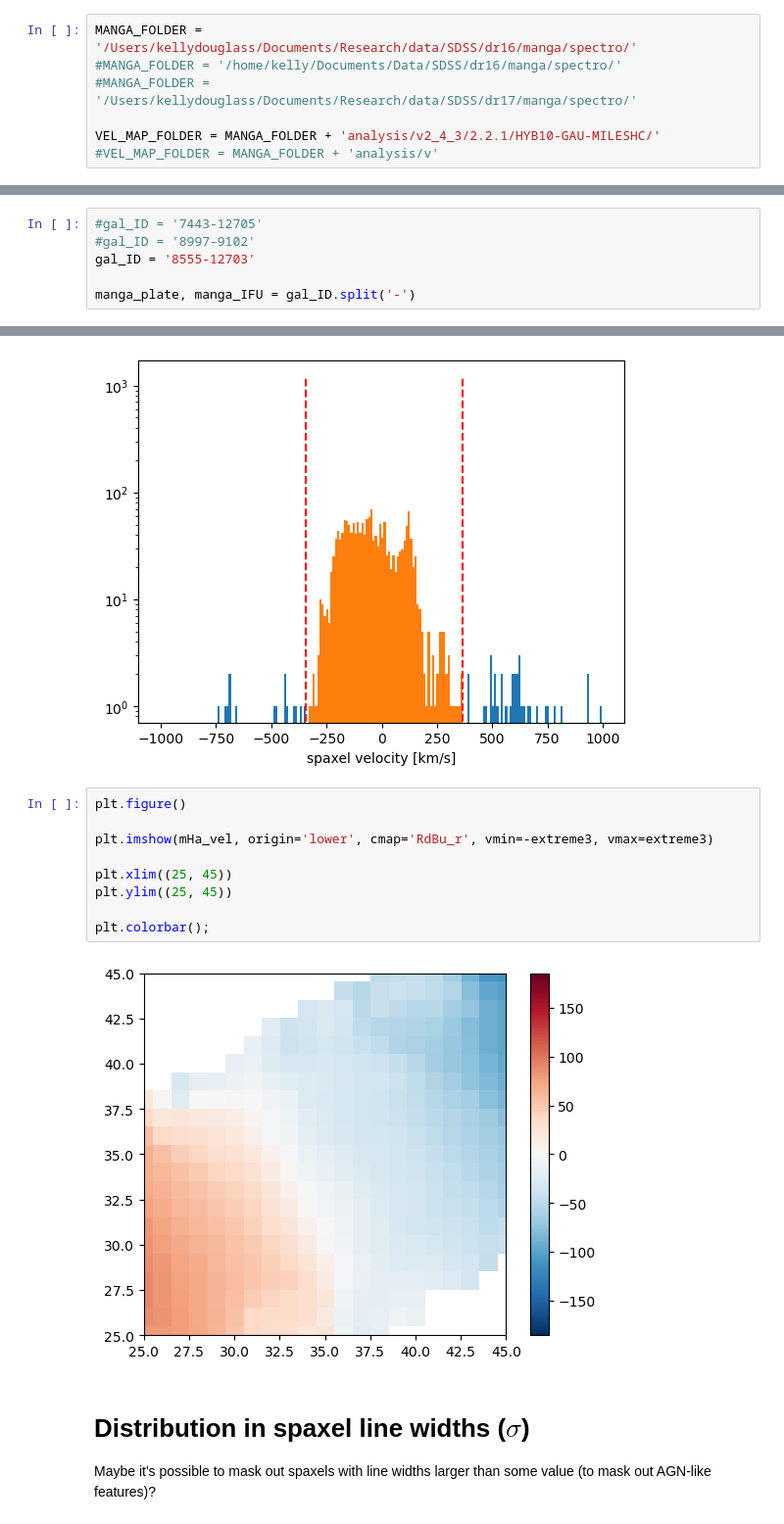
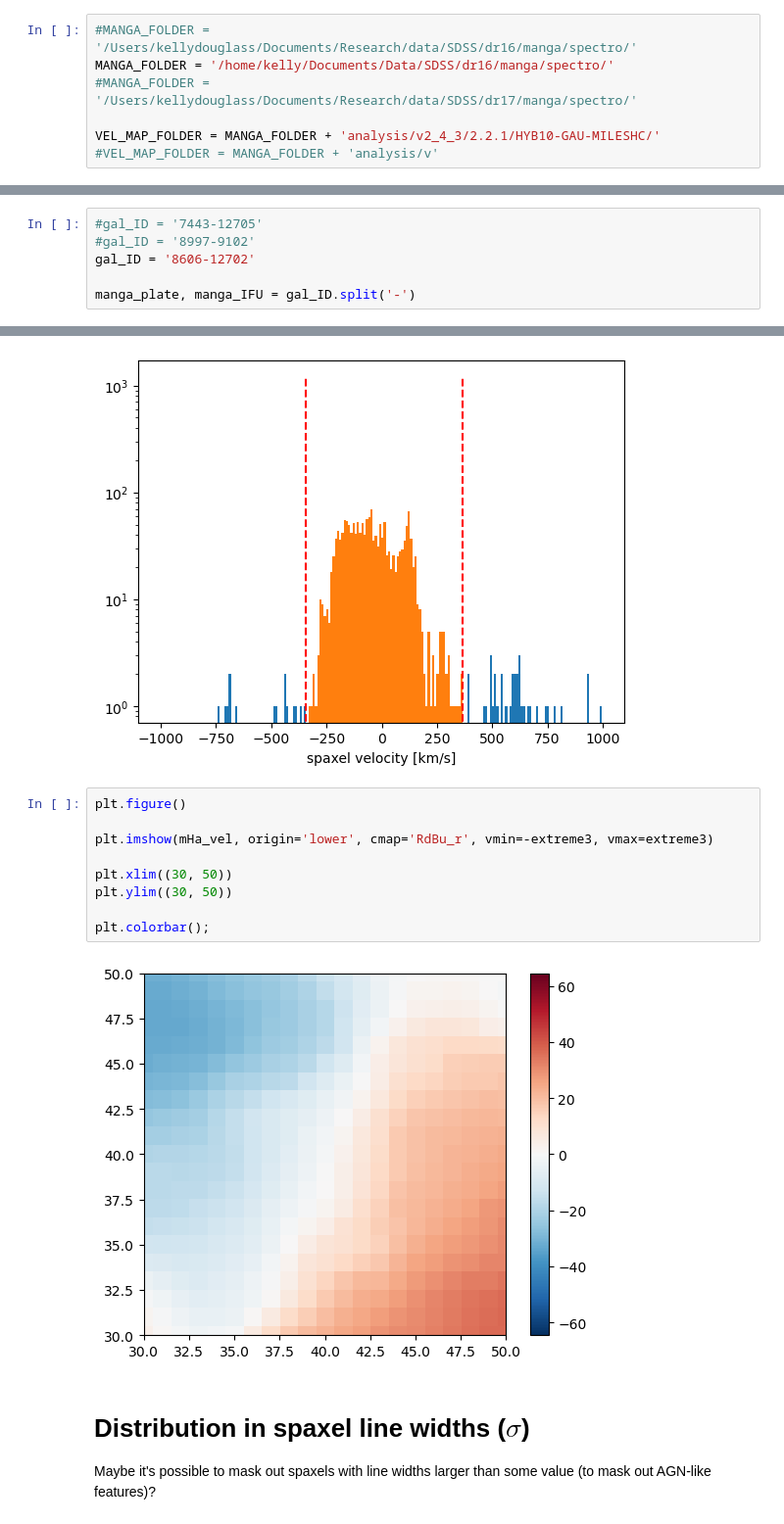
Before and after one commit to kadglass/RotationCurves, a Jupyter notebook: notebooks/model_vel_map_test.ipynb, the cells around one changed output, grey strips where cells are left out. Shown at 98% size. Saved outputs shown, nothing was run; the diff lists cells and outputs as text.

```diff
--- a/notebooks/model_vel_map_test.ipynb
+++ b/notebooks/model_vel_map_test.ipynb
@@ -20,8 +20,8 @@ from DRP_vel_map_plottingFunctions import plot_rot_curve
 #from mpl_toolkits.mplot3d import Axes3D
 import matplotlib.pyplot as plt
 # %%
-MANGA_FOLDER = '/Users/kellydouglass/Documents/Research/data/SDSS/dr16/manga/spectro/'
-#MANGA_FOLDER = '/home/kelly/Documents/Data/SDSS/dr16/manga/spectro/'
+#MANGA_FOLDER = '/Users/kellydouglass/Documents/Research/data/SDSS/dr16/manga/spectro/'
+MANGA_FOLDER = '/home/kelly/Documents/Data/SDSS/dr16/manga/spectro/'
 #MANGA_FOLDER = '/Users/kellydouglass/Documents/Research/data/SDSS/dr17/manga/spectro/'
 
 VEL_MAP_FOLDER = MANGA_FOLDER + 'analysis/v2_4_3/2.2.1/HYB10-GAU-MILESHC/'
@@ -38,7 +43,7 @@ oneD_fit_parameters = Table.read(oneD_fit_file, format='ascii.commented_header')
 # %%
 #gal_ID = '7443-12705'
 #gal_ID = '8997-9102'
-gal_ID = '8555-12703'
+gal_ID = '8606-12702'
 
 manga_plate, manga_IFU = gal_ID.split('-')
 # %%
@@ -626,14 +634,14 @@ plt.xlabel('spaxel velocity [km/s]');
 # %%
 plt.figure()
 
 plt.imshow(mHa_vel, origin='lower', cmap='RdBu_r', vmin=-extreme3, vmax=extreme3)
 
-plt.xlim((25, 45))
-plt.ylim((25, 45))
+plt.xlim((30, 50))
+plt.ylim((30, 50))
 
 plt.colorbar();
 # %% [output]
-[figure, old version]
+[figure, new version]
 # %% [markdown]
 # Distribution in spaxel line widths ($\sigma$)
 
```
Also changed, not shown: parts of 10 cells of this notebook, 5 other files.
